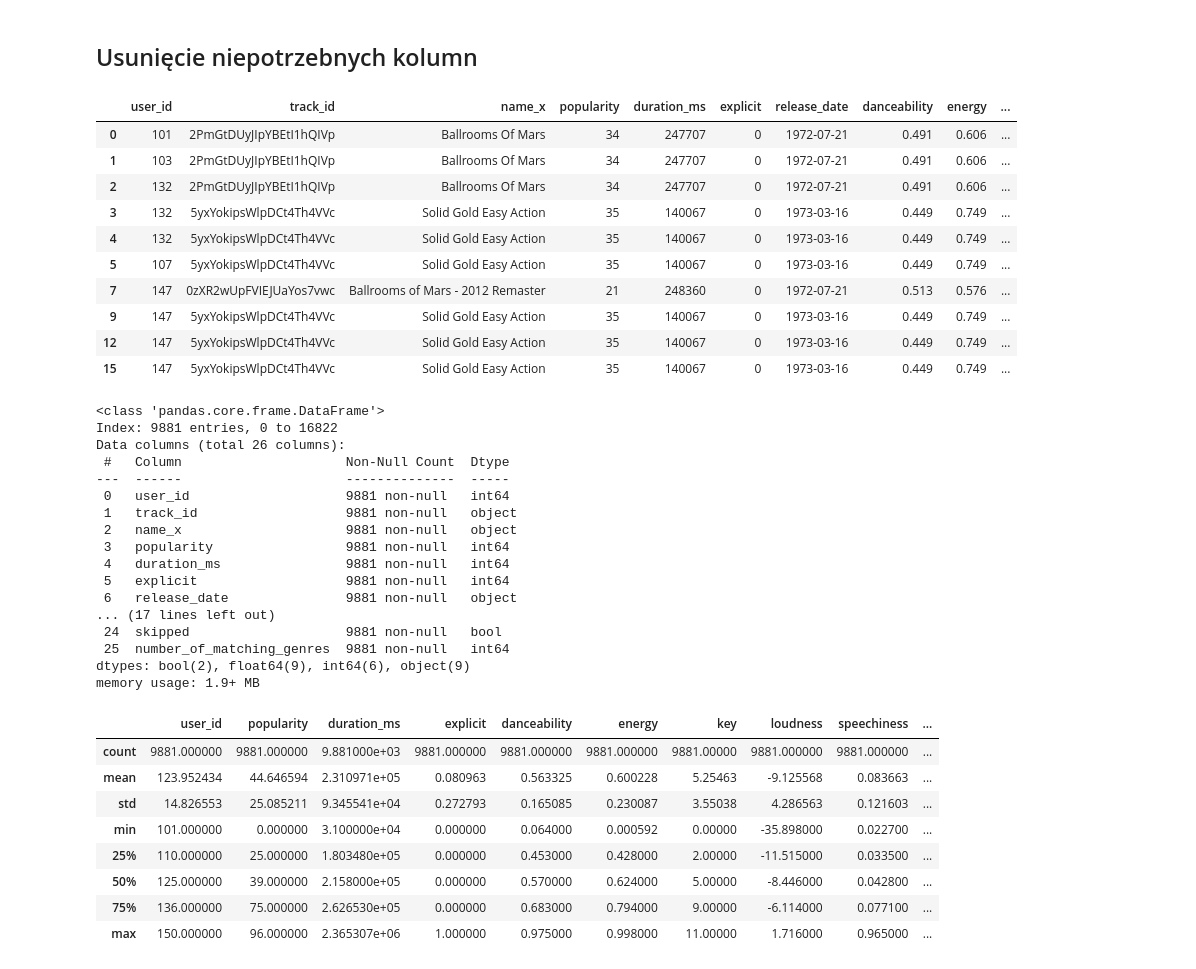
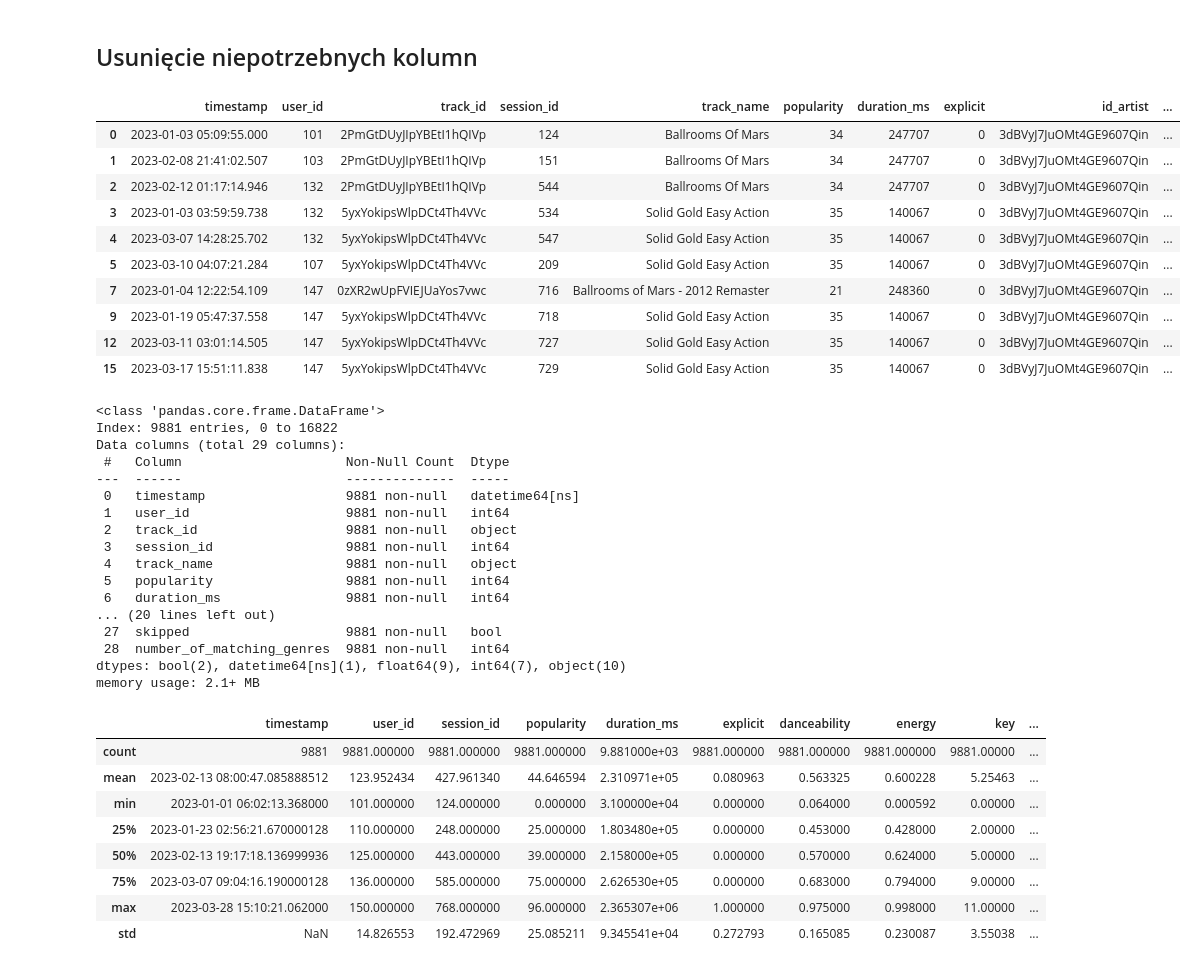
Before and after one commit to BartlomiejRasztabiga/IUM, a Jupyter notebook: notebooks/data_processing.ipynb, the cells around one changed output. Saved outputs shown, nothing was run; the diff lists cells and outputs as text; code cells hidden in the pictures.

```diff
--- a/notebooks/data_processing.ipynb
+++ b/notebooks/data_processing.ipynb
@@ -27,5 +27,8 @@ merged_data_frame = pd.merge(merged_data_frame, users_data_frame, left_on="user_
                              right_on="user_id")
 merged_data_frame = pd.merge(merged_data_frame, artists_data_frame, left_on="id_artist",
                              right_on="id")
+# rename column
+merged_data_frame = merged_data_frame.rename(columns={"name_x": "track_name"})
+merged_data_frame = merged_data_frame.rename(columns={"name_y": "artist_name"})
 merged_data_frame.head(5)
 # %% [output]
@@ -55,52 +58,52 @@ merged_data_frame["number_of_matching_genres"] = merged_data_frame.apply(lambda
 # %% [markdown]
 ## Usunięcie niepotrzebnych kolumn
 # %%
-merged_data_frame = merged_data_frame.drop(columns=["id_x", "id_y", "id_artist", "event_type", "timestamp", "session_id"])
+merged_data_frame = merged_data_frame.drop(columns=["id_x", "id_y", "event_type"])
 merged_data_frame.head(10)
 # %% [output]
-|  | user_id | track_id | name_x | popularity | duration_ms | explicit | release_date | danceability | energy | ... |
-| 0 | 101 | 2PmGtDUyJIpYBEtI1hQIVp | Ballrooms Of Mars | 34 | 247707 | 0 | 1972-07-21 | 0.491 | 0.606 | ... |
-| 1 | 103 | 2PmGtDUyJIpYBEtI1hQIVp | Ballrooms Of Mars | 34 | 247707 | 0 | 1972-07-21 | 0.491 | 0.606 | ... |
-| 2 | 132 | 2PmGtDUyJIpYBEtI1hQIVp | Ballrooms Of Mars | 34 | 247707 | 0 | 1972-07-21 | 0.491 | 0.606 | ... |
-| 3 | 132 | 5yxYokipsWlpDCt4Th4VVc | Solid Gold Easy Action | 35 | 140067 | 0 | 1973-03-16 | 0.449 | 0.749 | ... |
-| 4 | 132 | 5yxYokipsWlpDCt4Th4VVc | Solid Gold Easy Action | 35 | 140067 | 0 | 1973-03-16 | 0.449 | 0.749 | ... |
-| 5 | 107 | 5yxYokipsWlpDCt4Th4VVc | Solid Gold Easy Action | 35 | 140067 | 0 | 1973-03-16 | 0.449 | 0.749 | ... |
-| 7 | 147 | 0zXR2wUpFVIEJUaYos7vwc | Ballrooms of Mars - 2012 Remaster | 21 | 248360 | 0 | 1972-07-21 | 0.513 | 0.576 | ... |
-| 9 | 147 | 5yxYokipsWlpDCt4Th4VVc | Solid Gold Easy Action | 35 | 140067 | 0 | 1973-03-16 | 0.449 | 0.749 | ... |
-| 12 | 147 | 5yxYokipsWlpDCt4Th4VVc | Solid Gold Easy Action | 35 | 140067 | 0 | 1973-03-16 | 0.449 | 0.749 | ... |
-| 15 | 147 | 5yxYokipsWlpDCt4Th4VVc | Solid Gold Easy Action | 35 | 140067 | 0 | 1973-03-16 | 0.449 | 0.749 | ... |
+|  | timestamp | user_id | track_id | session_id | track_name | popularity | duration_ms | explicit | id_artist | ... |
+| 0 | 2023-01-03 05:09:55.000 | 101 | 2PmGtDUyJIpYBEtI1hQIVp | 124 | Ballrooms Of Mars | 34 | 247707 | 0 | 3dBVyJ7JuOMt4GE9607Qin | ... |
+| 1 | 2023-02-08 21:41:02.507 | 103 | 2PmGtDUyJIpYBEtI1hQIVp | 151 | Ballrooms Of Mars | 34 | 247707 | 0 | 3dBVyJ7JuOMt4GE9607Qin | ... |
+| 2 | 2023-02-12 01:17:14.946 | 132 | 2PmGtDUyJIpYBEtI1hQIVp | 544 | Ballrooms Of Mars | 34 | 247707 | 0 | 3dBVyJ7JuOMt4GE9607Qin | ... |
+| 3 | 2023-01-03 03:59:59.738 | 132 | 5yxYokipsWlpDCt4Th4VVc | 534 | Solid Gold Easy Action | 35 | 140067 | 0 | 3dBVyJ7JuOMt4GE9607Qin | ... |
+| 4 | 2023-03-07 14:28:25.702 | 132 | 5yxYokipsWlpDCt4Th4VVc | 547 | Solid Gold Easy Action | 35 | 140067 | 0 | 3dBVyJ7JuOMt4GE9607Qin | ... |
+| 5 | 2023-03-10 04:07:21.284 | 107 | 5yxYokipsWlpDCt4Th4VVc | 209 | Solid Gold Easy Action | 35 | 140067 | 0 | 3dBVyJ7JuOMt4GE9607Qin | ... |
+| 7 | 2023-01-04 12:22:54.109 | 147 | 0zXR2wUpFVIEJUaYos7vwc | 716 | Ballrooms of Mars - 2012 Remaster | 21 | 248360 | 0 | 3dBVyJ7JuOMt4GE9607Qin | ... |
+| 9 | 2023-01-19 05:47:37.558 | 147 | 5yxYokipsWlpDCt4Th4VVc | 718 | Solid Gold Easy Action | 35 | 140067 | 0 | 3dBVyJ7JuOMt4GE9607Qin | ... |
+| 12 | 2023-03-11 03:01:14.505 | 147 | 5yxYokipsWlpDCt4Th4VVc | 727 | Solid Gold Easy Action | 35 | 140067 | 0 | 3dBVyJ7JuOMt4GE9607Qin | ... |
+| 15 | 2023-03-17 15:51:11.838 | 147 | 5yxYokipsWlpDCt4Th4VVc | 729 | Solid Gold Easy Action | 35 | 140067 | 0 | 3dBVyJ7JuOMt4GE9607Qin | ... |
 # %%
 merged_data_frame.info()
 # %% [output]
 <class 'pandas.core.frame.DataFrame'>
 Index: 9881 entries, 0 to 16822
-Data columns (total 26 columns):
+Data columns (total 29 columns):
  #   Column                     Non-Null Count  Dtype
 ---  ------                     --------------  -----
- 0   user_id                    9881 non-null   int64
- 1   track_id                   9881 non-null   object
- 2   name_x                     9881 non-null   object
- 3   popularity                 9881 non-null   int64
- 4   duration_ms                9881 non-null   int64
- 5   explicit                   9881 non-null   int64
- 6   release_date               9881 non-null   object
-... (17 lines left out)
- 24  skipped                    9881 non-null   bool
- 25  number_of_matching_genres  9881 non-null   int64
-dtypes: bool(2), float64(9), int64(6), object(9)
-memory usage: 1.9+ MB
+ 0   timestamp                  9881 non-null   datetime64[ns]
+ 1   user_id                    9881 non-null   int64
+ 2   track_id                   9881 non-null   object
+ 3   session_id                 9881 non-null   int64
+ 4   track_name                 9881 non-null   object
+ 5   popularity                 9881 non-null   int64
+ 6   duration_ms                9881 non-null   int64
+... (20 lines left out)
+ 27  skipped                    9881 non-null   bool
+ 28  number_of_matching_genres  9881 non-null   int64
+dtypes: bool(2), datetime64[ns](1), float64(9), int64(7), object(10)
+memory usage: 2.1+ MB
 # %%
 merged_data_frame.describe()
 # %% [output]
-|  | user_id | popularity | duration_ms | explicit | danceability | energy | key | loudness | speechiness | ... |
-| count | 9881.000000 | 9881.000000 | 9.881000e+03 | 9881.000000 | 9881.000000 | 9881.000000 | 9881.00000 | 9881.000000 | 9881.000000 | ... |
-| mean | 123.952434 | 44.646594 | 2.310971e+05 | 0.080963 | 0.563325 | 0.600228 | 5.25463 | -9.125568 | 0.083663 | ... |
-| std | 14.826553 | 25.085211 | 9.345541e+04 | 0.272793 | 0.165085 | 0.230087 | 3.55038 | 4.286563 | 0.121603 | ... |
-| min | 101.000000 | 0.000000 | 3.100000e+04 | 0.000000 | 0.064000 | 0.000592 | 0.00000 | -35.898000 | 0.022700 | ... |
-| 25% | 110.000000 | 25.000000 | 1.803480e+05 | 0.000000 | 0.453000 | 0.428000 | 2.00000 | -11.515000 | 0.033500 | ... |
-| 50% | 125.000000 | 39.000000 | 2.158000e+05 | 0.000000 | 0.570000 | 0.624000 | 5.00000 | -8.446000 | 0.042800 | ... |
-| 75% | 136.000000 | 75.000000 | 2.626530e+05 | 0.000000 | 0.683000 | 0.794000 | 9.00000 | -6.114000 | 0.077100 | ... |
-| max | 150.000000 | 96.000000 | 2.365307e+06 | 1.000000 | 0.975000 | 0.998000 | 11.00000 | 1.716000 | 0.965000 | ... |
+|  | timestamp | user_id | session_id | popularity | duration_ms | explicit | danceability | energy | key | ... |
+| count | 9881 | 9881.000000 | 9881.000000 | 9881.000000 | 9.881000e+03 | 9881.000000 | 9881.000000 | 9881.000000 | 9881.00000 | ... |
+| mean | 2023-02-13 08:00:47.085888512 | 123.952434 | 427.961340 | 44.646594 | 2.310971e+05 | 0.080963 | 0.563325 | 0.600228 | 5.25463 | ... |
+| min | 2023-01-01 06:02:13.368000 | 101.000000 | 124.000000 | 0.000000 | 3.100000e+04 | 0.000000 | 0.064000 | 0.000592 | 0.00000 | ... |
+| 25% | 2023-01-23 02:56:21.670000128 | 110.000000 | 248.000000 | 25.000000 | 1.803480e+05 | 0.000000 | 0.453000 | 0.428000 | 2.00000 | ... |
+| 50% | 2023-02-13 19:17:18.136999936 | 125.000000 | 443.000000 | 39.000000 | 2.158000e+05 | 0.000000 | 0.570000 | 0.624000 | 5.00000 | ... |
+| 75% | 2023-03-07 09:04:16.190000128 | 136.000000 | 585.000000 | 75.000000 | 2.626530e+05 | 0.000000 | 0.683000 | 0.794000 | 9.00000 | ... |
+| max | 2023-03-28 15:10:21.062000 | 150.000000 | 768.000000 | 96.000000 | 2.365307e+06 | 1.000000 | 0.975000 | 0.998000 | 11.00000 | ... |
+| std | NaN | 14.826553 | 192.472969 | 25.085211 | 9.345541e+04 | 0.272793 | 0.165085 | 0.230087 | 3.55038 | ... |
 # %%
 from keras.preprocessing.text import Tokenizer
 from sklearn.preprocessing import MultiLabelBinarizer
```
Also changed, not shown: parts of 2 cells of this notebook.
